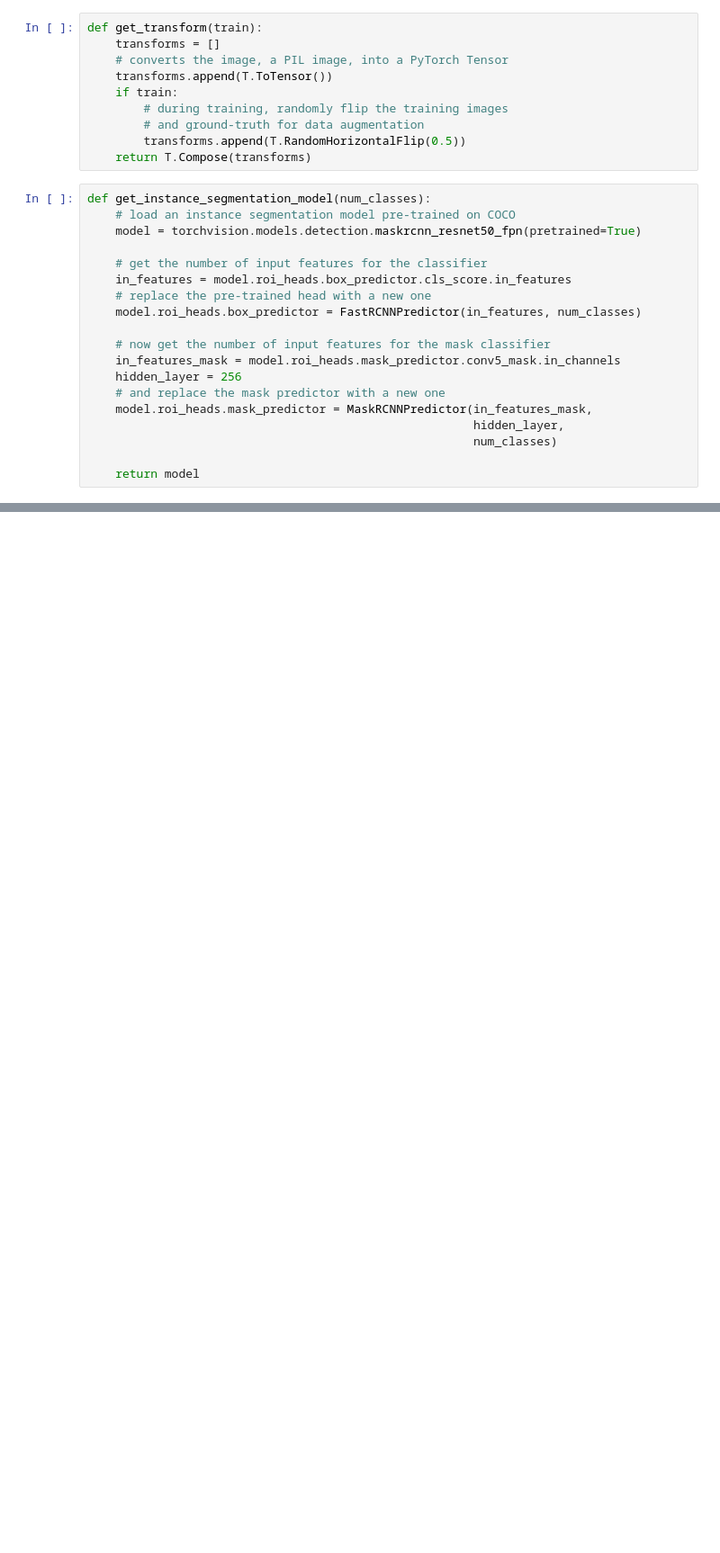
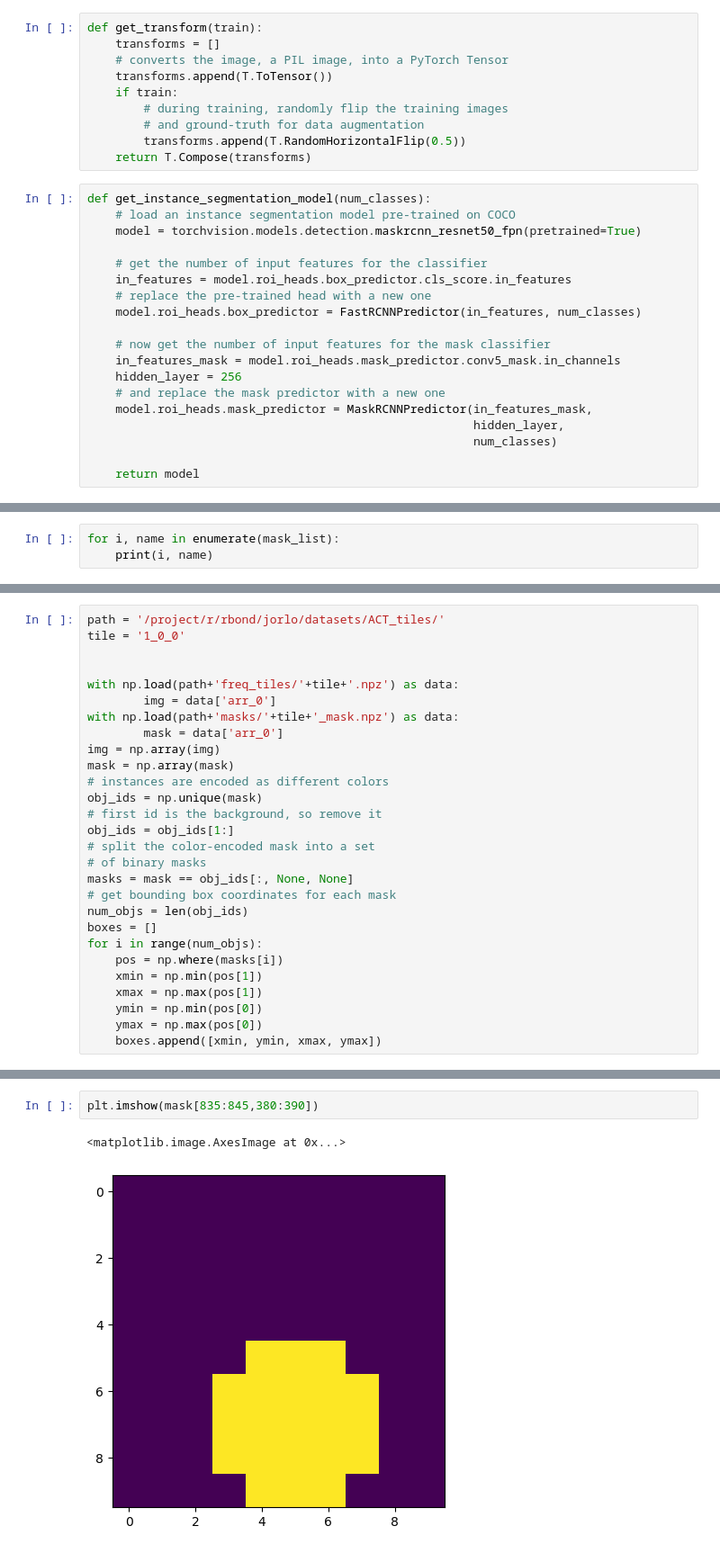
Before and after one commit to Sulla2012/ml-clusters, a Jupyter notebook: torch-mask-rcnn.ipynb, the cells around one changed output, grey strips where cells are left out. Shown: that part at 90% size. Cells and saved outputs as stored; diff of their text form; blank space fills up the shorter version.

```diff
--- a/torch-mask-rcnn.ipynb
+++ b/torch-mask-rcnn.ipynb
@@ -129,0 +239,3 @@ Original Traceback (most recent call last):
+# %%
+for i, name in enumerate(mask_list):
+    print(i, name)
@@ -129,0 +296,28 @@ Original Traceback (most recent call last):
+# %%
+path = '/project/r/rbond/jorlo/datasets/ACT_tiles/'
+tile = '1_0_0'
+
+
+with np.load(path+'freq_tiles/'+tile+'.npz') as data:
+        img = data['arr_0']
+with np.load(path+'masks/'+tile+'_mask.npz') as data:
+        mask = data['arr_0']
+img = np.array(img)
+mask = np.array(mask)
+# instances are encoded as different colors
+obj_ids = np.unique(mask)
+# first id is the background, so remove it
+obj_ids = obj_ids[1:]
+# split the color-encoded mask into a set
+# of binary masks
+masks = mask == obj_ids[:, None, None]
+# get bounding box coordinates for each mask
+num_objs = len(obj_ids)
+boxes = []
+for i in range(num_objs):
+    pos = np.where(masks[i])
+    xmin = np.min(pos[1])
+    xmax = np.max(pos[1])
+    ymin = np.min(pos[0])
+    ymax = np.max(pos[0])
+    boxes.append([xmin, ymin, xmax, ymax])
@@ -129,0 +335,5 @@ Original Traceback (most recent call last):
+# %%
+plt.imshow(mask[835:845,380:390])
+# %% [output]
+<matplotlib.image.AxesImage at 0x...>
+[figure, added]
```
Also changed, not shown: parts of 12 cells of this notebook, 3 other files.
